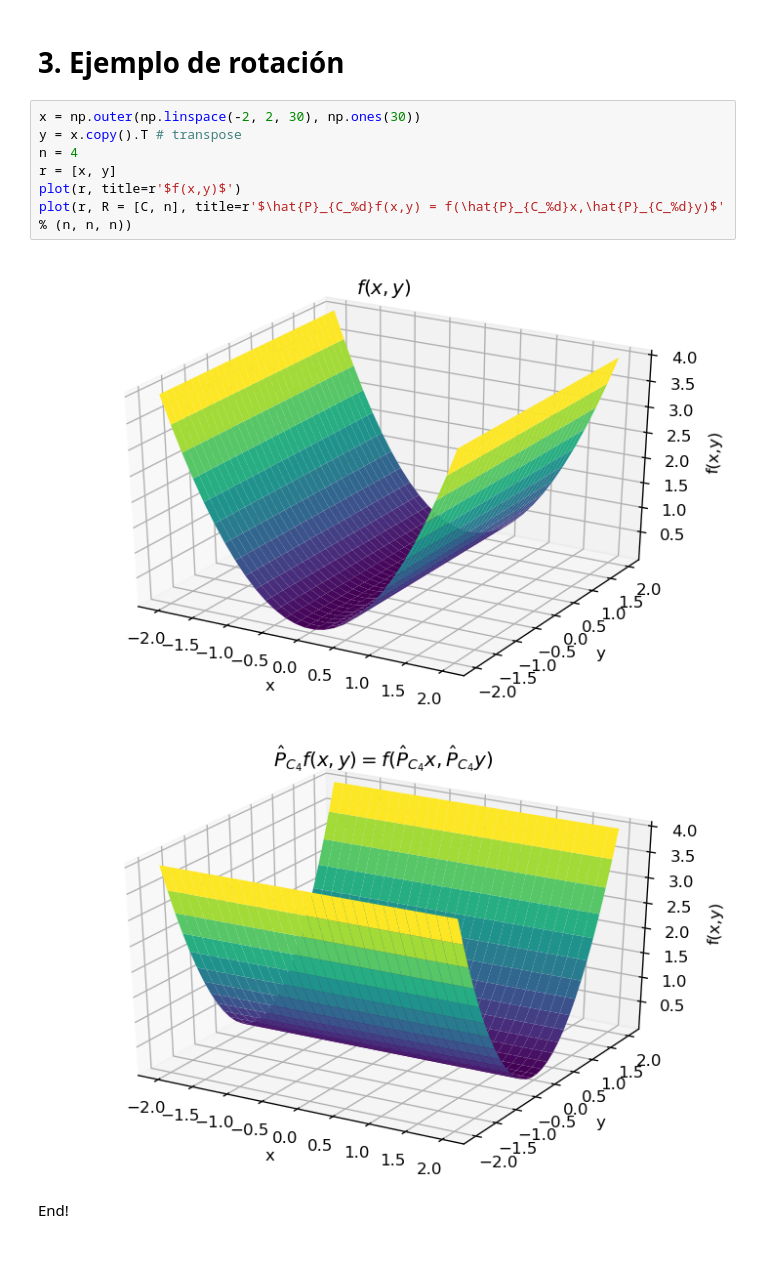
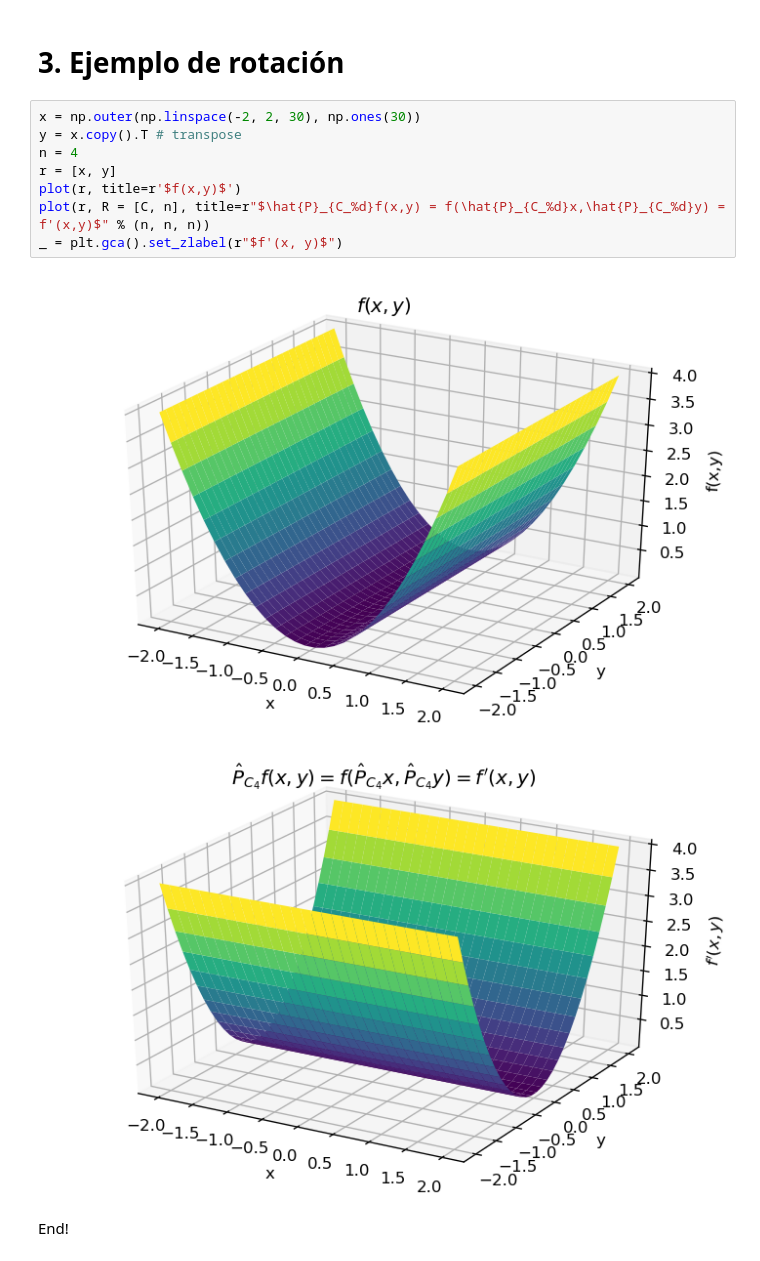
Before and after one commit to davidalejandromiranda/fisicoquimica, a Jupyter notebook: quantum/Operador_Cn_Sobre_Funcion.ipynb, the cells around one changed output. Drawn from its saved outputs; the diff is of its cells as text.

```diff
--- a/quantum/Operador_Cn_Sobre_Funcion.ipynb
+++ b/quantum/Operador_Cn_Sobre_Funcion.ipynb
@@ -42,12 +42,13 @@ def plot(r, R=[None, None], title=''):
 # %%
 x = np.outer(np.linspace(-2, 2, 30), np.ones(30))
 y = x.copy().T # transpose
 n = 4
 r = [x, y]
 plot(r, title=r'$f(x,y)$')
-plot(r, R = [C, n], title=r'$\hat{P}_{C_%d}f(x,y) = f(\hat{P}_{C_%d}x,\hat{P}_{C_%d}y)$' % (n, n, n))
+plot(r, R = [C, n], title=r"$\hat{P}_{C_%d}f(x,y) = f(\hat{P}_{C_%d}x,\hat{P}_{C_%d}y) = f'(x,y)$" % (n, n, n))
+_ = plt.gca().set_zlabel(r"$f'(x, y)$")
 # %% [output]
 [figure]
-[figure, old version]
+[figure, new version]
 # %% [markdown]
 End!
```
